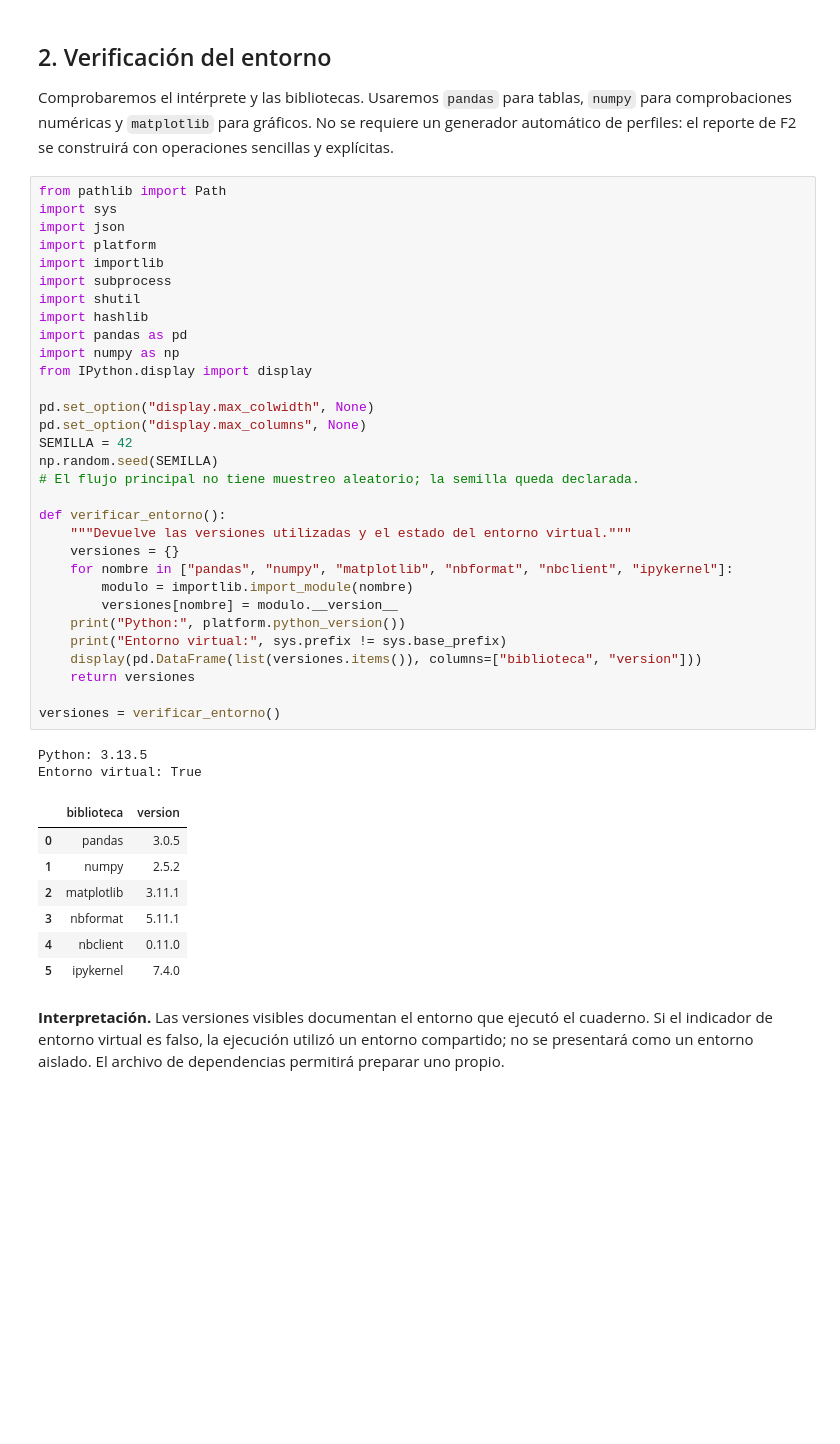
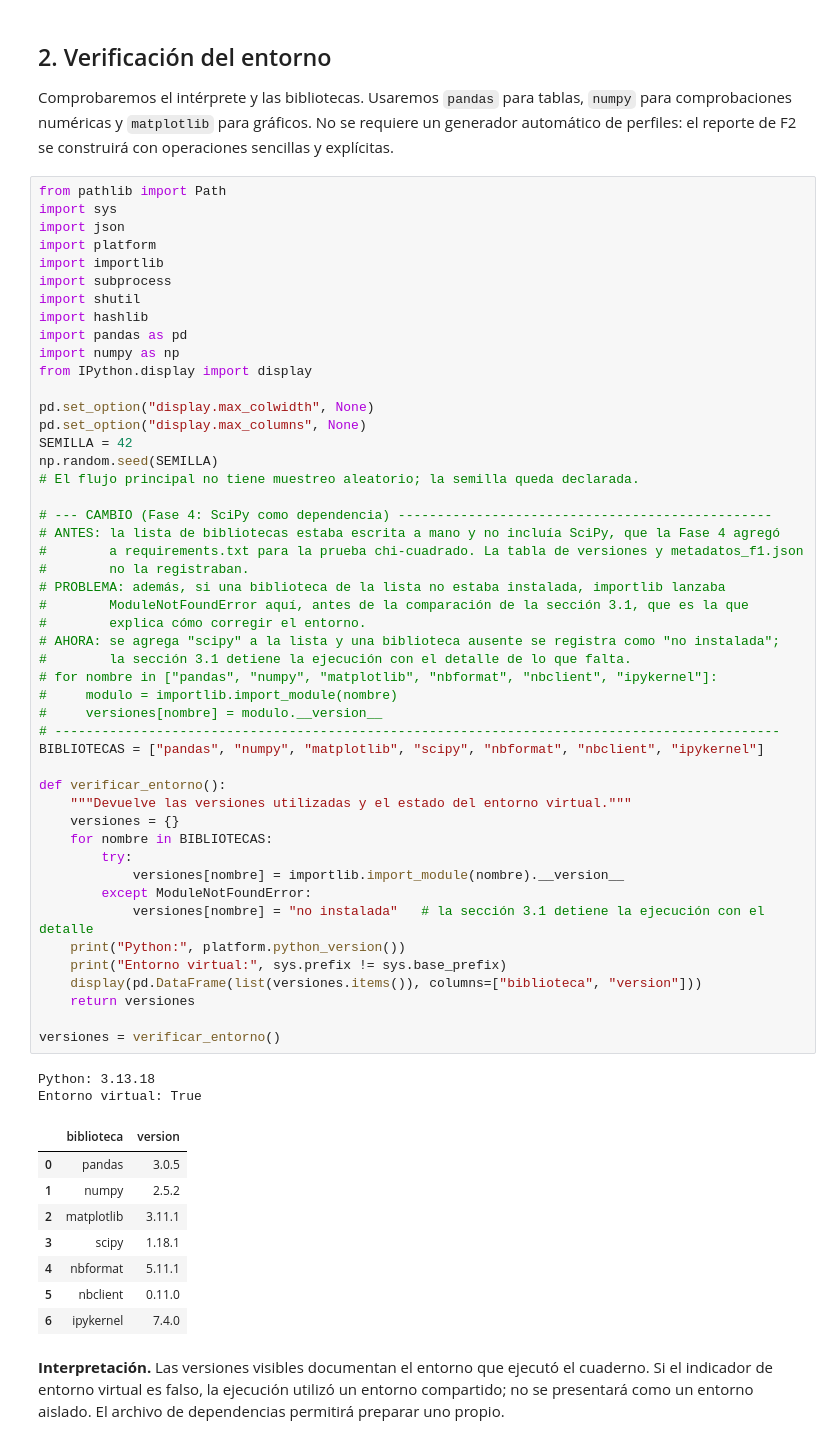
Before and after one commit to christopherulloarojas/grupo1-proyecto-mcdi500, a Jupyter notebook: F1/Grupo1_F1_Definicion.ipynb, the cells around one changed output. Cells and saved outputs as stored; diff of their text form; blank space fills up the shorter version.

```diff
--- a/F1/Grupo1_F1_Definicion.ipynb
+++ b/F1/Grupo1_F1_Definicion.ipynb
@@ -229,40 +230,58 @@ import json
 import platform
 import importlib
 import subprocess
 import shutil
 import hashlib
 import pandas as pd
 import numpy as np
 from IPython.display import display
 
 pd.set_option("display.max_colwidth", None)
 pd.set_option("display.max_columns", None)
 SEMILLA = 42
 np.random.seed(SEMILLA)
 # El flujo principal no tiene muestreo aleatorio; la semilla queda declarada.
 
+# --- CAMBIO (Fase 4: SciPy como dependencia) ------------------------------------------------
+# ANTES: la lista de bibliotecas estaba escrita a mano y no incluía SciPy, que la Fase 4 agregó
+#        a requirements.txt para la prueba chi-cuadrado. La tabla de versiones y metadatos_f1.json
+#        no la registraban.
+# PROBLEMA: además, si una biblioteca de la lista no estaba instalada, importlib lanzaba
+#        ModuleNotFoundError aquí, antes de la comparación de la sección 3.1, que es la que
+#        explica cómo corregir el entorno.
+# AHORA: se agrega "scipy" a la lista y una biblioteca ausente se registra como "no instalada";
+#        la sección 3.1 detiene la ejecución con el detalle de lo que falta.
+# for nombre in ["pandas", "numpy", "matplotlib", "nbformat", "nbclient", "ipykernel"]:
+#     modulo = importlib.import_module(nombre)
+#     versiones[nombre] = modulo.__version__
+# ---------------------------------------------------------------------------------------------
+BIBLIOTECAS = ["pandas", "numpy", "matplotlib", "scipy", "nbformat", "nbclient", "ipykernel"]
+
 def verificar_entorno():
     """Devuelve las versiones utilizadas y el estado del entorno virtual."""
     versiones = {}
-    for nombre in ["pandas", "numpy", "matplotlib", "nbformat", "nbclient", "ipykernel"]:
-        modulo = importlib.import_module(nombre)
-        versiones[nombre] = modulo.__version__
+    for nombre in BIBLIOTECAS:
+        try:
+            versiones[nombre] = importlib.import_module(nombre).__version__
+        except ModuleNotFoundError:
+            versiones[nombre] = "no instalada"   # la sección 3.1 detiene la ejecución con el detalle
     print("Python:", platform.python_version())
     print("Entorno virtual:", sys.prefix != sys.base_prefix)
     display(pd.DataFrame(list(versiones.items()), columns=["biblioteca", "version"]))
     return versiones
 
 versiones = verificar_entorno()
 # %% [output]
-Python: 3.13.5
+Python: 3.13.18
 Entorno virtual: True
 |  | biblioteca | version |
 | 0 | pandas | 3.0.5 |
 | 1 | numpy | 2.5.2 |
 | 2 | matplotlib | 3.11.1 |
-| 3 | nbformat | 5.11.1 |
-| 4 | nbclient | 0.11.0 |
-| 5 | ipykernel | 7.4.0 |
+| 3 | scipy | 1.18.1 |
+| 4 | nbformat | 5.11.1 |
+| 5 | nbclient | 0.11.0 |
+| 6 | ipykernel | 7.4.0 |
 # %% [markdown]
 **Interpretación.** Las versiones visibles documentan el entorno que ejecutó el cuaderno. Si el indicador de entorno virtual es falso, la ejecución utilizó un entorno compartido; no se presentará como un entorno aislado. El archivo de dependencias permitirá preparar uno propio.
 # %% [markdown]
```
Also changed, not shown: parts of 5 cells of this notebook, 10 other files.
